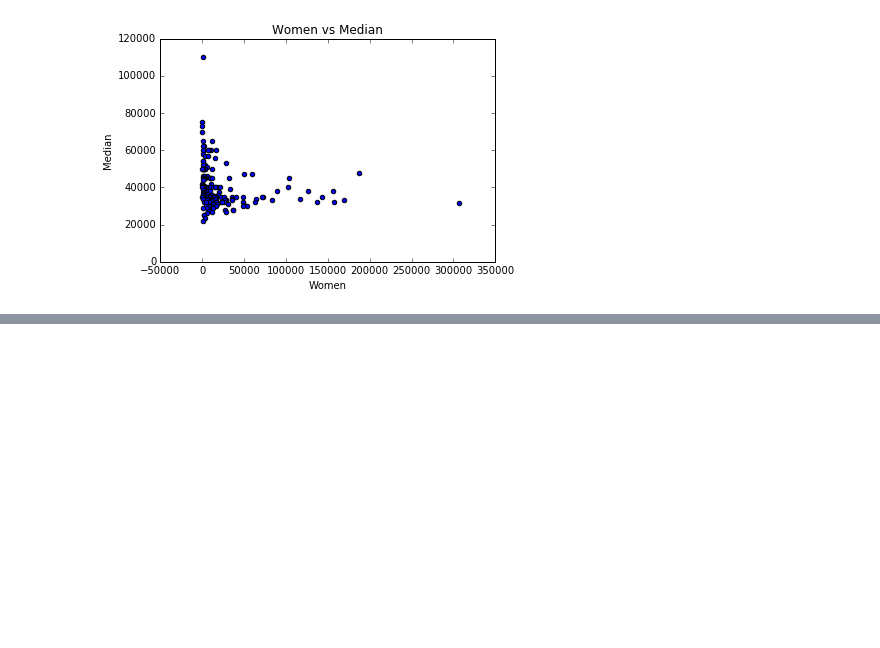
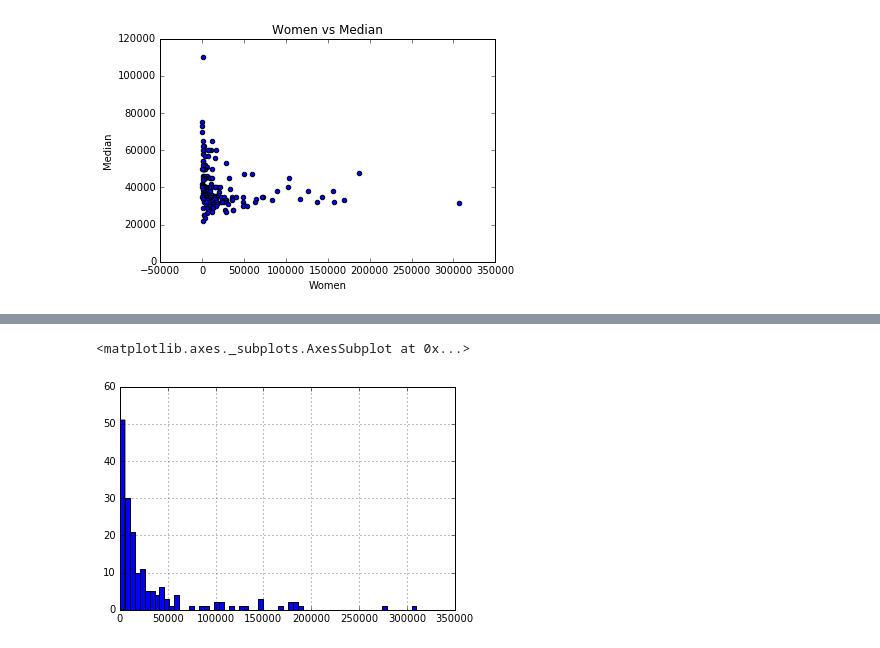
Before and after one commit to vignesh96/visualize-earnings-based-on-major, a Jupyter notebook: major-earnings-visualizer.ipynb, the cells around one changed output, grey strips where cells are left out. Saved outputs shown, nothing was run; the diff lists cells and outputs as text; code cells hidden in the pictures; blank space fills up the shorter version.

```diff
--- a/major-earnings-visualizer.ipynb
+++ b/major-earnings-visualizer.ipynb
@@ -123,0 +167,5 @@ From the graphs generated above, let us answer the questions posted
+# %%
+recent_grads["Employed"].hist(bins=60, range=(0, 310000))
+# %% [output]
+<matplotlib.axes._subplots.AxesSubplot at 0x...>
+[figure, added]
```
Also changed, not shown: parts of 31 cells of this notebook.
